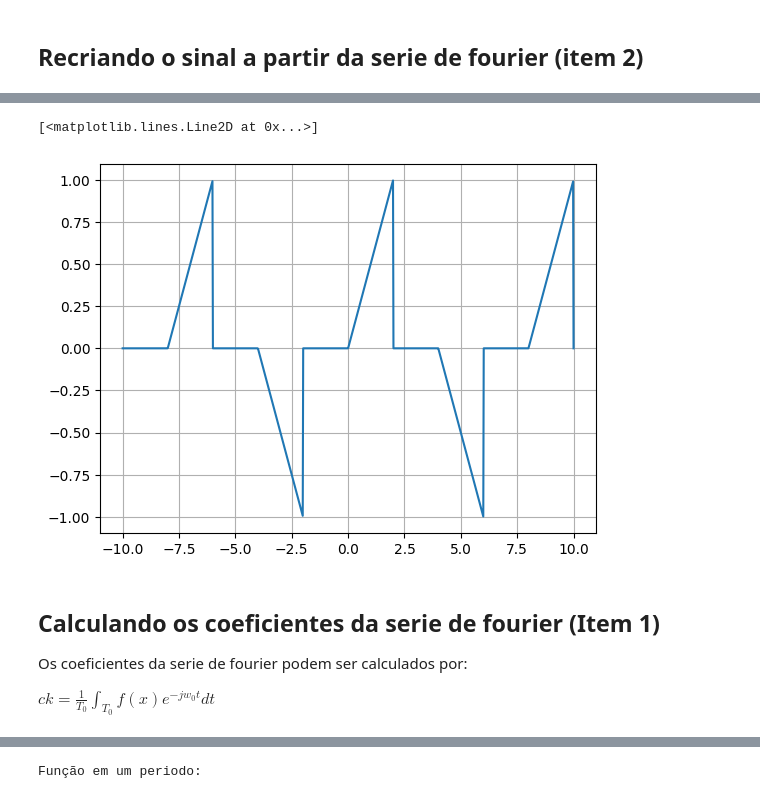
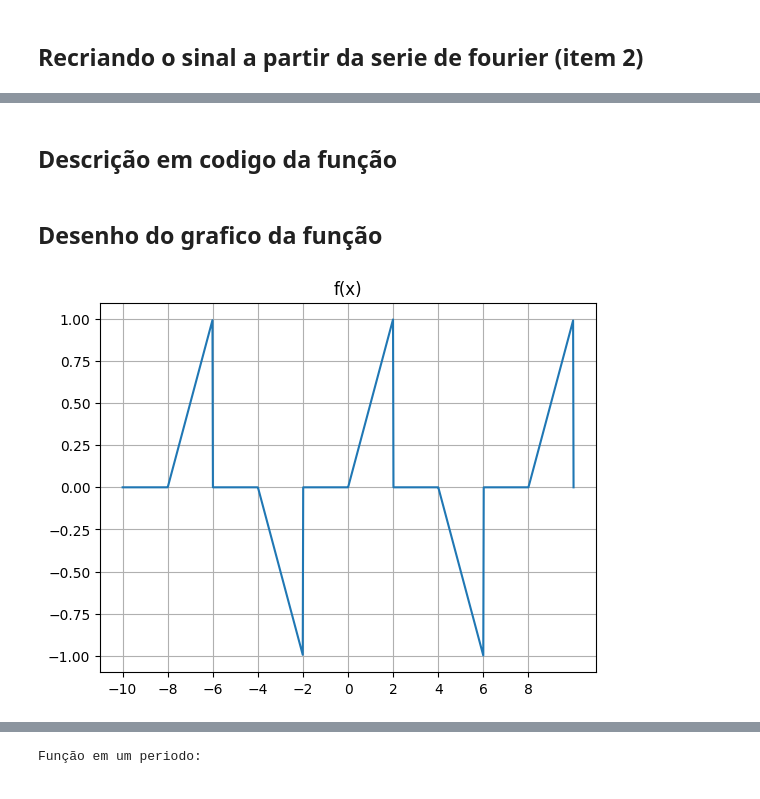
Before and after one commit to JoaoMario109/sinais-e-sistemas, a Jupyter notebook: T2/fourier.ipynb, the cells around one changed output, grey strips where cells are left out. Drawn from its saved outputs; the diff is of its cells as text; code cells hidden in the pictures.

```diff
--- a/T2/fourier.ipynb
+++ b/T2/fourier.ipynb
@@ -135,0 +126,16 @@ $ ck = \frac{1}{T_0} \int_{T_0} f(x)e^{-j w_0 t}dt$
+# %%
+x = np.linspace(-3 * np.pi / 2, 3 * np.pi / 2, 10000)
+y = f(x)
+
+fig = plt.figure(figsize = (18, 8))
+ax = fig.add_subplot()
+ax.grid()
+ax.plot(x, y)
+
+
+# Configurando o grafico
+
+ax.set_title(f'f(x)')
+ax.set_xticks(np.arange(x.min(), x.max(), np.pi / 4))
+ax.xaxis.set_major_formatter(FormatStrFormatter('%.2f'))
+ax.grid(visible=True)
@@ -320,3 +357,5 @@ São feito os graficos da reperesentação analitica das funções para ver se c
+# %% [markdown]
+## Descrição em codigo da função
 # %%
 def f_aux(x, k):
     period = k * 8
@@ -327,18 +366,22 @@ def f_aux(x, k):
 
 def f(x):
     return [np.sum([ f_aux(d, k) for k in range(int(x.min() / 2) - 2, int(x.max() / 2) + 2) ]) for d in x ]
+# %% [markdown]
+## Desenho do grafico da função
 # %%
 x = np.linspace(-10, 10, 1000)
 y = f(x)
-#y = f(x)
-plt.grid()
-plt.plot(x, y)
+
+fig = plt.figure()
+ax = fig.add_subplot()
+ax.grid()
+ax.plot(x, y)
+
+
+# Configurando o grafico
+
+ax.set_title(f'f(x)')
+ax.set_xticks(np.arange(x.min(), x.max(), 8 / 4))
+ax.grid(visible=True)
 # %% [output]
-[<matplotlib.lines.Line2D at 0x...>]
-[figure, old version]
+[figure, new version]
-# %% [markdown]
-## Calculando os coeficientes da serie de fourier (Item 1)
-
-Os coeficientes da serie de fourier podem ser calculados por:
-
-$ ck = \frac{1}{T_0} \int_{T_0} f(x)e^{-j w_0 t}dt$
```
Also changed, not shown: parts of 32 cells of this notebook, 2 other files.
